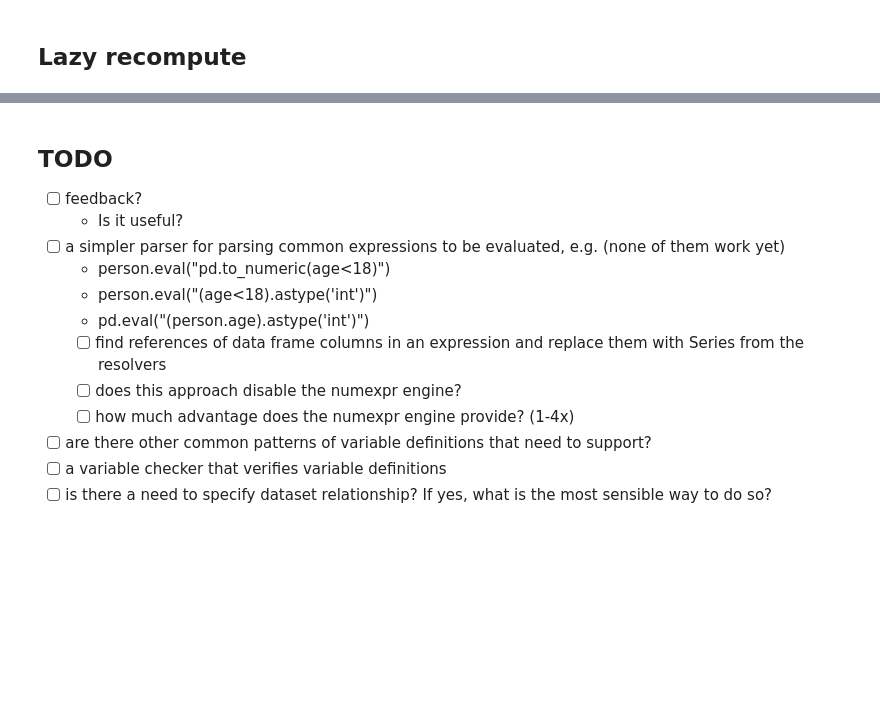
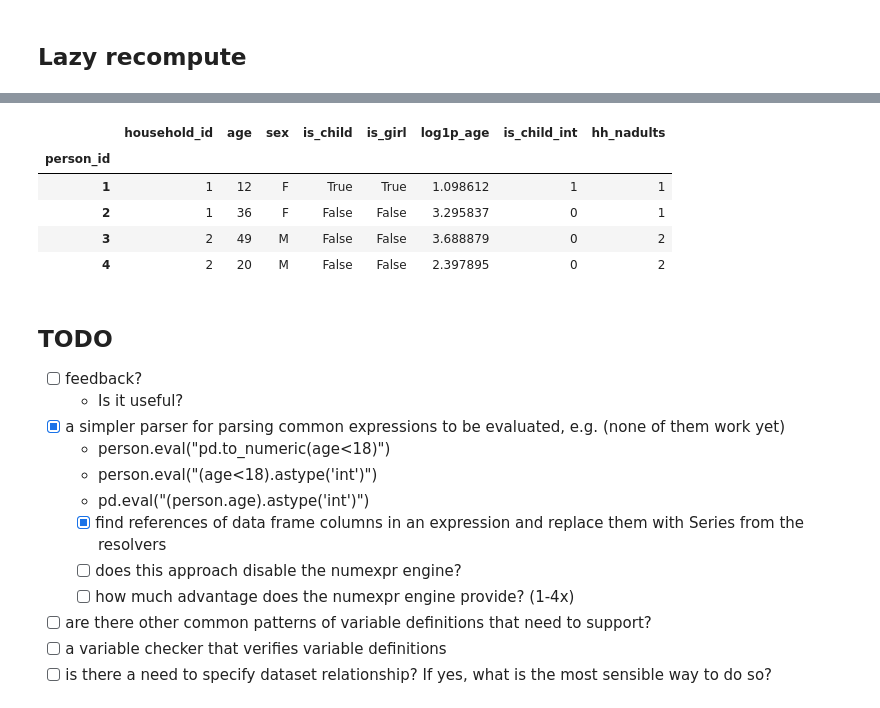
Before and after one commit to cities/varlib, a Jupyter notebook: example/demo.ipynb, the cells around one changed output, grey strips where cells are left out. Cells and saved outputs as stored; diff of their text form; code cells hidden in the pictures; blank space fills up the shorter version.

Commit message:
updated demo notebook; minor improvement to compute() and EpxrQualifier()

```diff
--- a/example/demo.ipynb
+++ b/example/demo.ipynb
@@ -72,7 +72,9 @@ pp_data = {'person_id': [1, 2, 3, 4],
 person = pd.DataFrame(pp_data).set_index("person_id")
 person.name = "person"
 
-resolvers={'person': person}
+resolvers = {'person': person}
+functions = {'logical_and': np.logical_and,
+             'log': np.log}
 
 person
 # %% [output]
@@ -172,0 +179,17 @@ assert id(person['is_girl']) != id(col2), "force recompute failed"
+# %%
+hh_data = {'household_id': [1, 2],
+           'cars': [1, 2],
+           'zone_id': [1, 2]}
+household = pd.DataFrame(hh_data).set_index("household_id")
+household.name = "household"
+
+zn_data = {'zone_id': [1, 2]}
+zone = pd.DataFrame(zn_data).set_index("zone_id")
+zone.name = "zone"
+
+resolvers.update({'household': household, 'zone': zone})
+
+from varlib.compute import aggregate, disaggregate
+
+functions.update({'aggregate': aggregate,
+                  'disaggregate': disaggregate})
@@ -172,0 +221,4 @@ assert id(person['is_girl']) != id(col2), "force recompute failed"
+# %%
+compute("person.hh_nadults", dep_graph, resolvers=resolvers, functions=functions)
+person
+# %% [output]
@@ -173,12 +242,18 @@ assert id(person['is_girl']) != id(col2), "force recompute failed"
+|  | household_id | age | sex | is_child | is_girl | log1p_age | is_child_int | hh_nadults |
+| person_id |  |  |  |  |  |  |  |  |
+| 1 | 1 | 12 | F | True | True | 1.098612 | 1 | 1 |
+| 2 | 1 | 36 | F | False | False | 3.295837 | 0 | 1 |
+| 3 | 2 | 49 | M | False | False | 3.688879 | 0 | 2 |
+| 4 | 2 | 20 | M | False | False | 2.397895 | 0 | 2 |
 # %% [markdown]
 ## TODO
 - [ ] feedback?
    - Is it useful?
-- [ ] a simpler parser for parsing common expressions to be evaluated, e.g. (none of them work yet)
+- [x] a simpler parser for parsing common expressions to be evaluated, e.g. (none of them work yet)
    * person.eval("pd.to_numeric(age<18)")
    * person.eval("(age<18).astype('int')")
    * pd.eval("(person.age).astype('int')")
-   - [ ] find references of data frame columns in an expression and replace them with Series from the resolvers
+   - [x] find references of data frame columns in an expression and replace them with Series from the resolvers
    - [ ] does this approach disable the numexpr engine?
    - [ ] how much advantage does the numexpr engine provide? (1-4x)
 - [ ] are there other common patterns of variable definitions that need to support?
```
Also changed, not shown: parts of 8 cells of this notebook, 3 other files.
